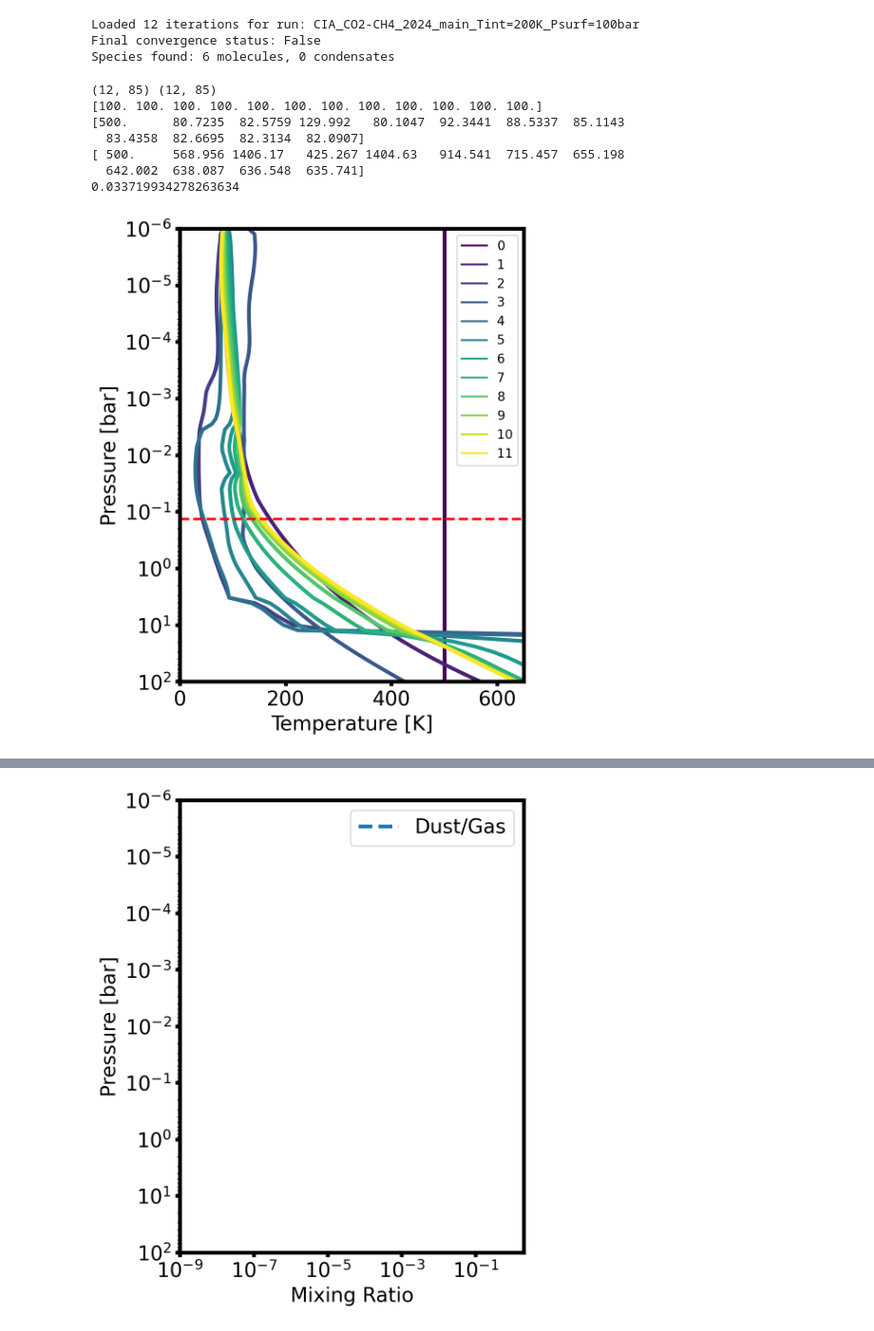
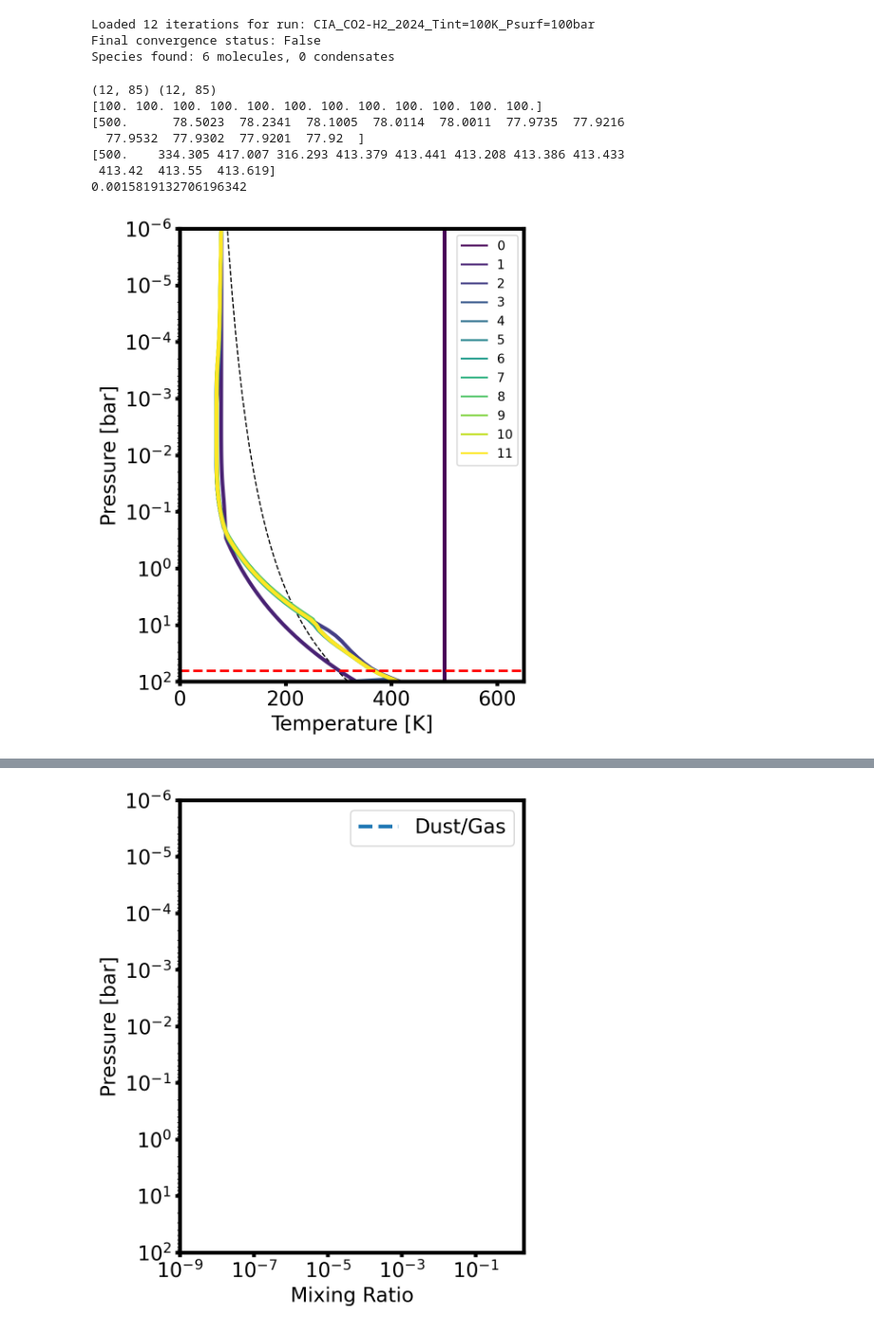
Before and after one commit to DavidDahlbudding/chelio, a Jupyter notebook: analyze/1_IndividualRun.ipynb, the cells around one changed output, grey strips where cells are left out. Shown at 95% size. Drawn from its saved outputs; the diff is of its cells as text; code cells hidden in the pictures.

```diff
--- a/analyze/1_IndividualRun.ipynb
+++ b/analyze/1_IndividualRun.ipynb
@@ -11,7 +16,7 @@ from analyze_modules import ChelioRun, plot_all_iteration_profiles, plot_profile
 # Load a single simulation run
 # All data loading, parsing, and iteration handling is done by ChelioRun.
 output_folder = "../output/CIA_comparison_HELIOS/"
-run_name = "CIA_CO2-CH4_2024_main_Tint=200K_Psurf=100bar"
+run_name = "CIA_CO2-H2_2024_Tint=100K_Psurf=100bar"
 #run_name = "Earth_Tint=150K_Psurf=10bar_aH=1.0_aC=0.1_aO=0.01_aN=1.0"
 #run_name = "Earth_P0=1e8_Tint=50_CplusO=1e-2_CtoO=0.59"
 #run_name = "test"
@@ -25,7 +30,7 @@ print(f"Loaded {run.num_iterations_read} iterations for run: {run.run_name}")
 print(f"Final convergence status: {run.final_convergence_status}")
 print(f"Species found: {run.n_mol} molecules, {run.n_dust} condensates")
 # %% [output]
-Loaded 12 iterations for run: CIA_CO2-CH4_2024_main_Tint=200K_Psurf=100bar
+Loaded 12 iterations for run: CIA_CO2-H2_2024_Tint=100K_Psurf=100bar
 Final convergence status: False
 Species found: 6 molecules, 0 condensates
 # %%
@@ -66,39 +71,57 @@ print((np.abs(run.temperatures_K[-2,:] - run.temperatures_K[-1,:])/run.temperatu
 # The new plotting utility handles the looping and coloring
 plot_all_iteration_profiles(
     run,
     'temperature',
     y_axis='pressure',
     ax=ax,
     cmap_name='viridis', #'Wistia'
     legend = True
 )
 
 ax.set_xlim(0, 650)
 
 # Add the RCB line using the dedicated function
 plot_rcb_height(run, ax=ax, color='red', linestyle='--', linewidth=2, label='RCB')
 
 # set to max and min pressure
 ax.set_ylim(np.nanmax(run.pressures_bar), np.nanmin(run.pressures_bar))
-#ax.set_ylim(np.nanmax(run.pressures_bar), 1e-1)
+#ax.set_ylim(np.nanmax(run.pressures_bar), 1e0)
 ax.set_title(run.run_name.replace("_", ", "))
 
 # turn on preferred options
 #set_white(ax)
 increase_size(ax, linewidth=3, fontsize=16, legendcols=2, legendloc='no')
 ax.set_title('')
 plt.tight_layout()
 #plt.savefig(f"images/JulyPoster/TPevolution_{run_name}.svg", format="svg", transparent=True)
 
+# insert the saturation vapor pressure of choice for reference
+T_sample = np.linspace(0, 650, 100)
+p_sat_sample = p_sat(T_sample, 'CO2')*1e-6 # convert from dyn/cm^2 to bar
+ax.plot(T_sample, p_sat_sample, color='black', linestyle='--', linewidth=1, label='CO2 saturation pressure', zorder=0)
+
+if False:
+    t_min = float(np.nanmin(run.temperatures_K[-1,:])) * 0.9
+    t_max = float(np.nanmax(run.temperatures_K[-1,:])) * 1.1
+    if not np.isfinite(t_min) or not np.isfinite(t_max):
+        raise ValueError("Temperature profile contains non-finite values")
+    if t_max < t_min:
+        t_min, t_max = t_max, t_min
+    n_intervals = int(np.ceil(max(t_max - t_min, 0.0) / 20))
+    n_intervals = max(n_intervals, 1)
+    t_grid = np.linspace(t_min, t_max, n_intervals + 1)
+    plt.vlines(t_grid, np.nanmin(run.pressures_bar), np.nanmax(run.pressures_bar), colors='gray', linewidth=0.5)
+    plt.hlines(run.pressures_bar[-1,:], t_min, t_max, colors='gray', linewidth=0.5)
+
 plt.show()
 # %% [output]
 (12, 85) (12, 85)
 [100. 100. 100. 100. 100. 100. 100. 100. 100. 100. 100. 100.]
-[500.      80.7235  82.5759 129.992   80.1047  92.3441  88.5337  85.1143
-  83.4358  82.6695  82.3134  82.0907]
-[ 500.     568.956 1406.17   425.267 1404.63   914.541  715.457  655.198
-  642.002  638.087  636.548  635.741]
-0.033719934278263634
+[500.      78.5023  78.2341  78.1005  78.0114  78.0011  77.9735  77.9216
+  77.9532  77.9302  77.9201  77.92  ]
+[500.    334.305 417.007 316.293 413.379 413.441 413.208 413.386 413.433
+ 413.42  413.55  413.619]
+0.0015819132706196342
-[figure, old version]
+[figure, new version]
 # %%
 # Plot molecular mixing ratios for the final converged step
```
Also changed, not shown: parts of 2 cells of this notebook, 5 other files.
